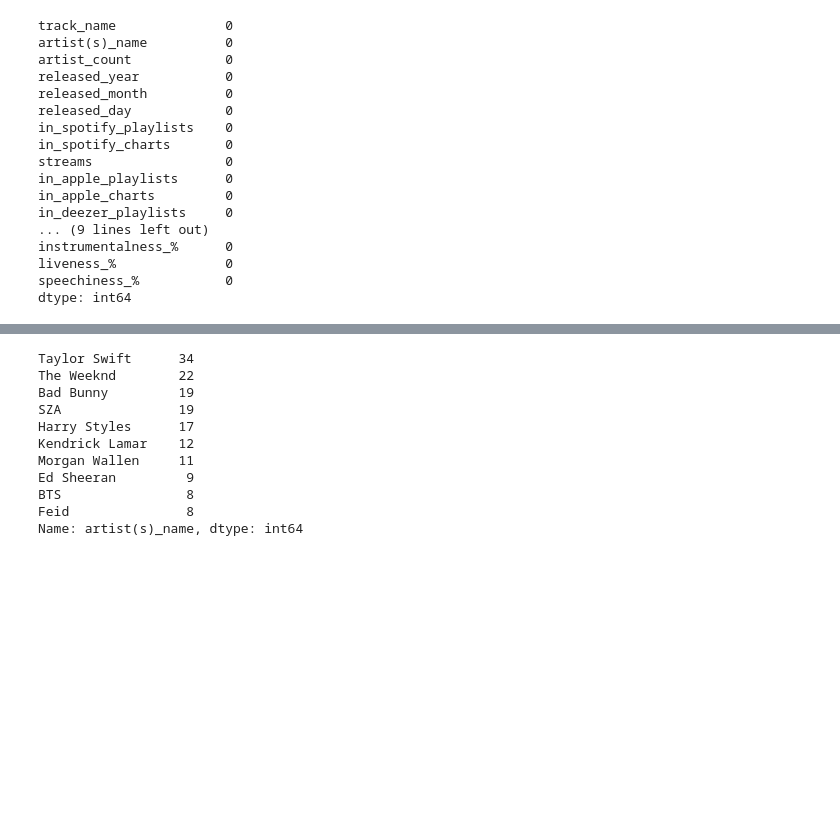
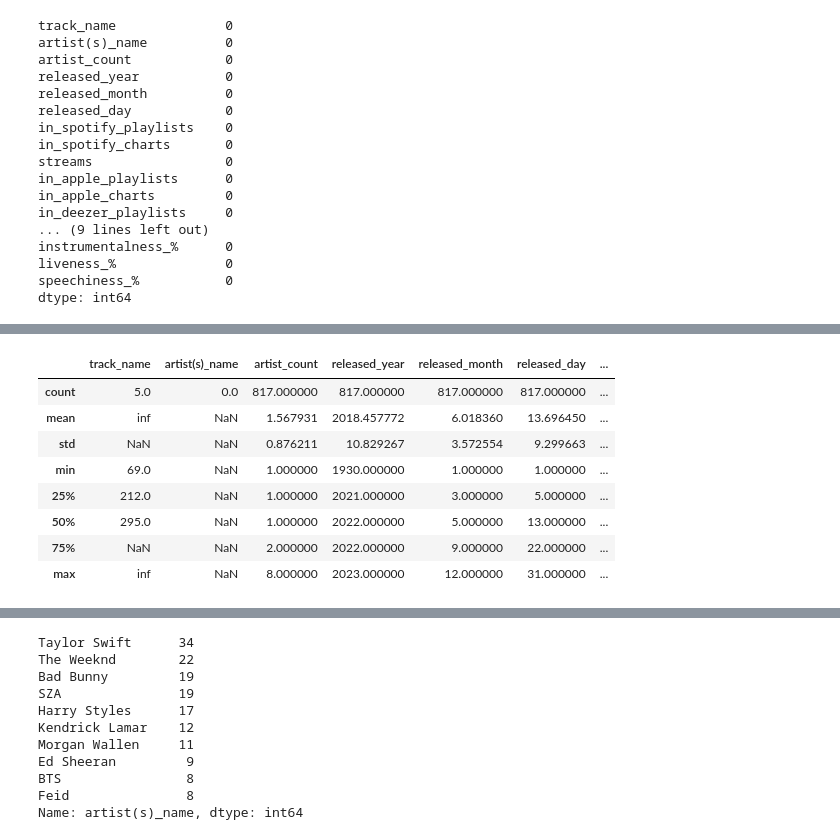
Before and after one commit to SandroSolaqa/MLearnig, a Jupyter notebook: notebook/Untitled.ipynb, the cells around one changed output, grey strips where cells are left out. Cells and saved outputs as stored; diff of their text form; code cells hidden in the pictures; blank space fills up the shorter version.

```diff
--- a/notebook/Untitled.ipynb
+++ b/notebook/Untitled.ipynb
@@ -116,0 +96,15 @@ df_copy.describe()
+# %%
+
+num_rows = df_copy.shape[0]
+
+# Print the number of rows
+print(num_rows)
+
+# Iterate over column names
+for column in df_copy.columns:
+    # Convert each column to float
+   df_copy[column] = pd.to_numeric(df_copy[column], errors='coerce').astype(float)
+
+
+# Display DataFrame information
+df_copy.info()
@@ -117 +158,13 @@ df_copy.describe()
+# %%
+df_copy.describe()
+# %% [output]
+|  | track_name | artist(s)_name | artist_count | released_year | released_month | released_day | ... |
+| count | 5.0 | 0.0 | 817.000000 | 817.000000 | 817.000000 | 817.000000 | ... |
+| mean | inf | NaN | 1.567931 | 2018.457772 | 6.018360 | 13.696450 | ... |
+| std | NaN | NaN | 0.876211 | 10.829267 | 3.572554 | 9.299663 | ... |
+| min | 69.0 | NaN | 1.000000 | 1930.000000 | 1.000000 | 1.000000 | ... |
+| 25% | 212.0 | NaN | 1.000000 | 2021.000000 | 3.000000 | 5.000000 | ... |
+| 50% | 295.0 | NaN | 1.000000 | 2022.000000 | 5.000000 | 13.000000 | ... |
+| 75% | NaN | NaN | 2.000000 | 2022.000000 | 9.000000 | 22.000000 | ... |
+| max | inf | NaN | 8.000000 | 2023.000000 | 12.000000 | 31.000000 | ... |
 # %%
```
Also changed, not shown: parts of 19 cells of this notebook.
